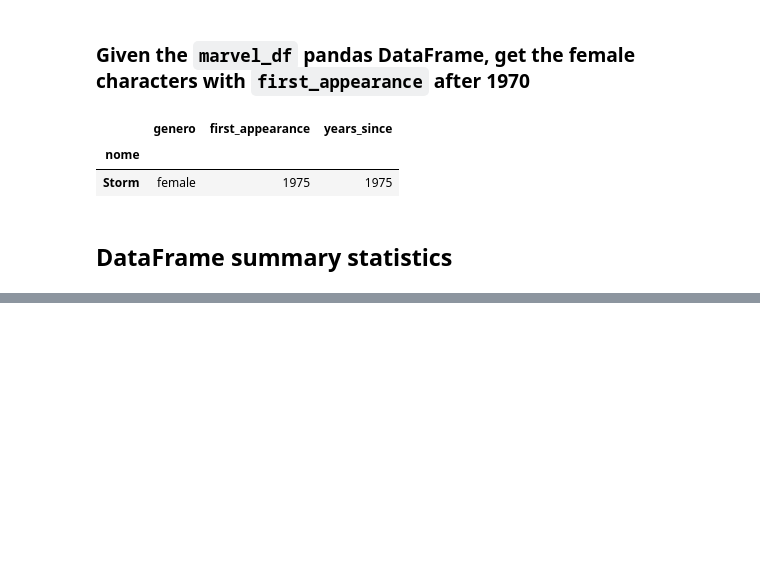
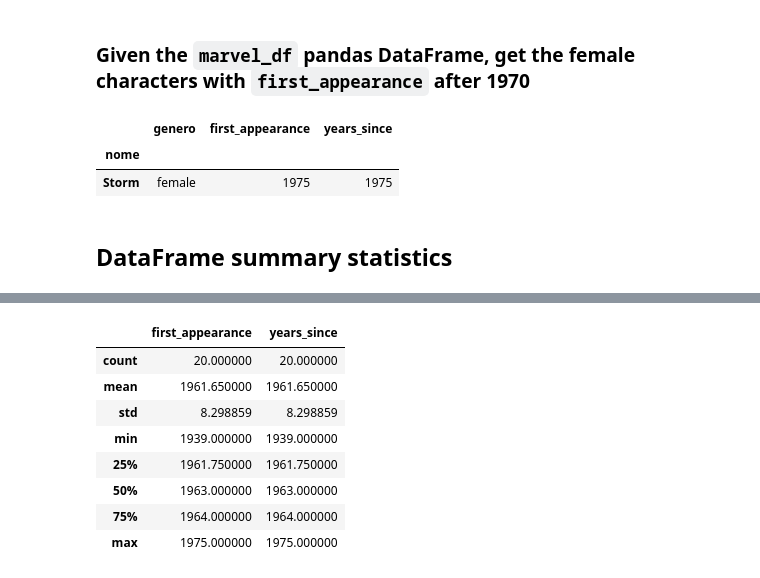
Before and after one commit to gabrielvmdvital/Tecnicas_de_programacao1, a Jupyter notebook: Aula4/Pandas DataFrames exercises.ipynb, the cells around one changed output, grey strips where cells are left out. Saved outputs shown, nothing was run; the diff lists cells and outputs as text; code cells hidden in the pictures; blank space fills up the shorter version.

```diff
--- a/Aula4/Pandas DataFrames exercises.ipynb
+++ b/Aula4/Pandas DataFrames exercises.ipynb
@@ -249,0 +263,12 @@ marvel_df[(marvel_df['first_appearance'] > 1970) & (marvel_df['genero'] == 'fema
+# %%
+marvel_df.describe()
+# %% [output]
+|  | first_appearance | years_since |
+| count | 20.000000 | 20.000000 |
+| mean | 1961.650000 | 1961.650000 |
+| std | 8.298859 | 8.298859 |
+| min | 1939.000000 | 1939.000000 |
+| 25% | 1961.750000 | 1961.750000 |
+| 50% | 1963.000000 | 1963.000000 |
+| 75% | 1964.000000 | 1964.000000 |
+| max | 1975.000000 | 1975.000000 |
```
Also changed, not shown: parts of 1 cell of this notebook, 2 other files.
